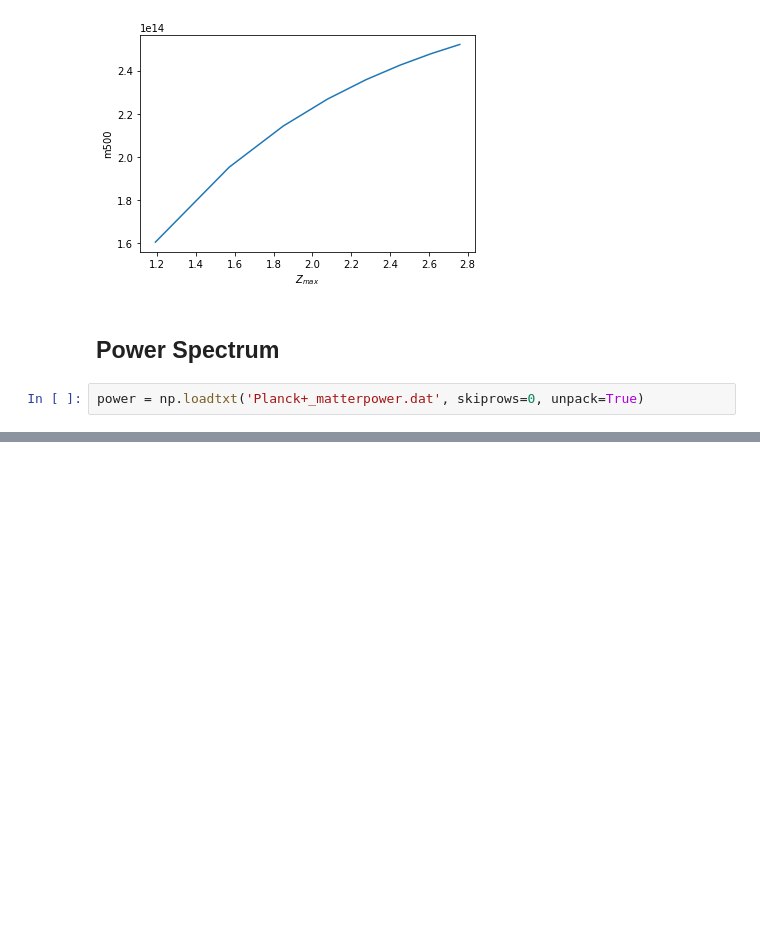
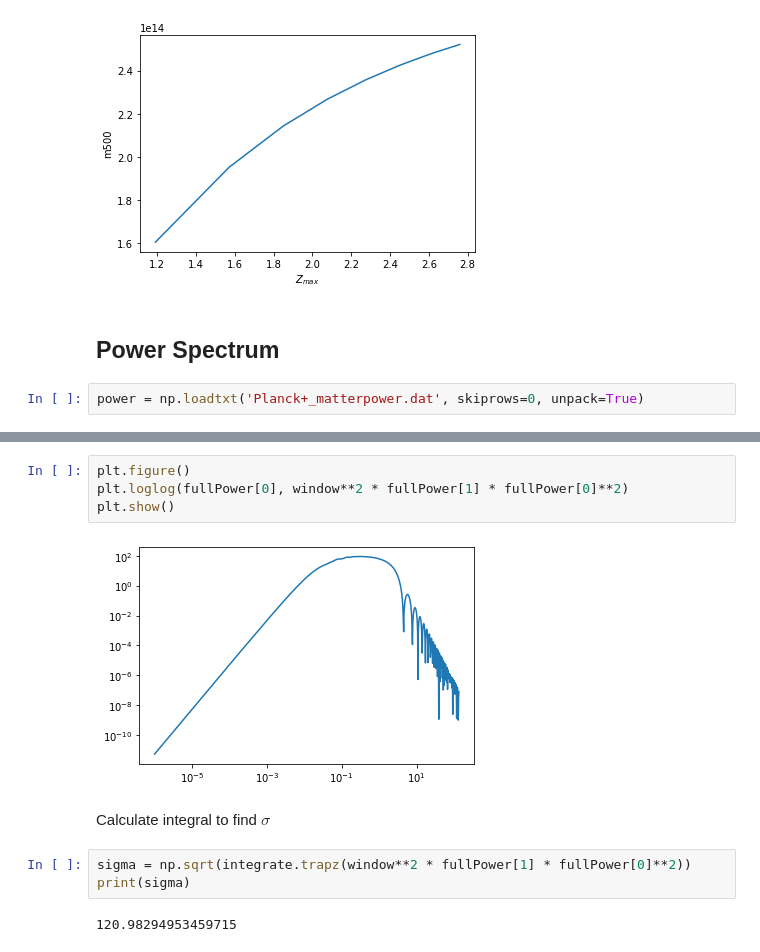
Before and after one commit to carle13/Galaxy-clusters-number-counts, a Jupyter notebook: analysis.ipynb, the cells around one changed output, grey strips where cells are left out. Cells and saved outputs as stored; diff of their text form; blank space fills up the shorter version.

```diff
--- a/analysis.ipynb
+++ b/analysis.ipynb
@@ -264,0 +281,13 @@ plt.loglog(test[0], test[1])
+# %%
+plt.figure()
+plt.loglog(fullPower[0], window**2 * fullPower[1] * fullPower[0]**2)
+plt.show()
+# %% [output]
+[figure, added]
+# %% [markdown]
+Calculate integral to find $\sigma$
+# %%
+sigma = np.sqrt(integrate.trapz(window**2 * fullPower[1] * fullPower[0]**2))
+print(sigma)
+# %% [output]
+120.98294953459715
```
Also changed, not shown: parts of 7 cells of this notebook.
